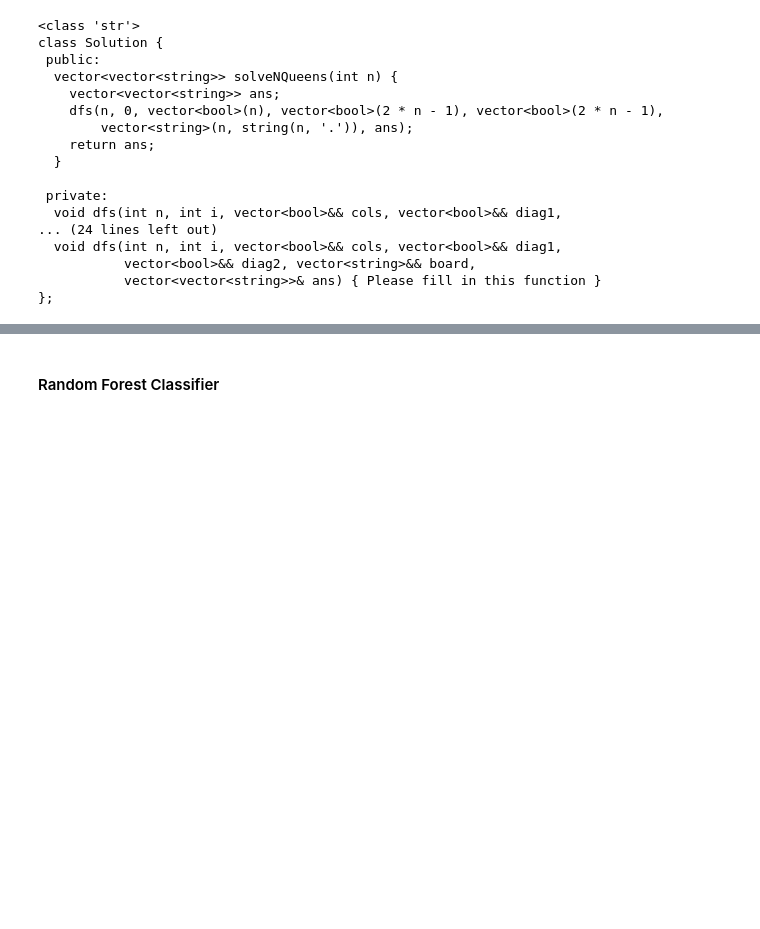
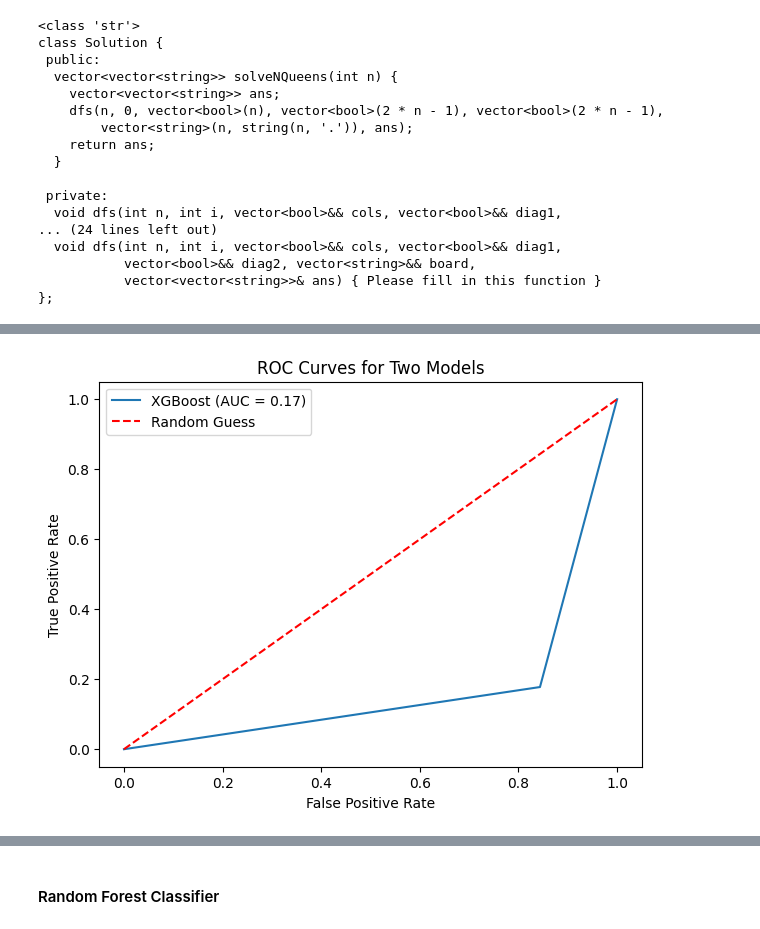
Before and after one commit to apang024/CS205AIGeneratedCode, a Jupyter notebook: main.ipynb, the cells around one changed output, grey strips where cells are left out. Cells and saved outputs as stored; diff of their text form; code cells hidden in the pictures; blank space fills up the shorter version.

```diff
--- a/main.ipynb
+++ b/main.ipynb
@@ -230,0 +321,28 @@ X_test_scaled = scaler.transform(X_test)
+# %%
+from encoding import cpp_tokenize, token_to_string, create_tagged_documents, train_doc2vec_model, encode
+
+# Read combined data from the csv file you stored your combined data to, in our case it is 'cleaned_data_cpp_combined.csv'
+data_combined = pd.read_csv('cleaned_data_cpp_combined.csv')
+
+print(data_combined['Answer'][0])
+# Tokenize the C++ code samples with SCT
+sct_token_samples = cpp_tokenize(data_combined['Answer'])
+print(sct_token_samples[0])
+
+# Convert the SCT Token objects to strings
+str_code_tokens = token_to_string(sct_token_samples)
+print(str_code_tokens[0])
+
+# Create tagged documents for the Doc2Vec model
+tagged_documents = create_tagged_documents(str_code_tokens)
+print(tagged_documents[0])
+# Train the Doc2Vec model, save it to "doc2vec.model".
+# If the model file already exists, it will load the existing model.
+doc2vec = train_doc2vec_model(tagged_documents, "doc2vec")
+
+# Take the simple token strings and encode them using the trained Doc2Vec model
+encoded_samples = encode(str_code_tokens, doc2vec)
+
+# Combine the encoded samples with the original data
+model_data = pd.concat([encoded_samples, data_combined["ai_generated"]], axis=1)
+model_data.head()
@@ -230,0 +492,17 @@ X_test_scaled = scaler.transform(X_test)
+# %%
+from sklearn.metrics import roc_curve, auc
+plt.figure(figsize=(7, 5))
+
+fpr, tpr, _ = roc_curve(y_val, y_pred)
+roc_auc = auc(fpr, tpr)
+plt.plot(fpr, tpr, label=f'{"XGBoost"} (AUC = {roc_auc:.2f})')
+
+plt.plot([0, 1], [0, 1], 'r--', label='Random Guess')
+
+plt.xlabel('False Positive Rate')
+plt.ylabel('True Positive Rate')
+plt.title('ROC Curves for Two Models')
+plt.legend()
+plt.show()
+# %% [output]
+[figure, added]
```
Also changed, not shown: parts of 62 cells of this notebook, 25 other files.
